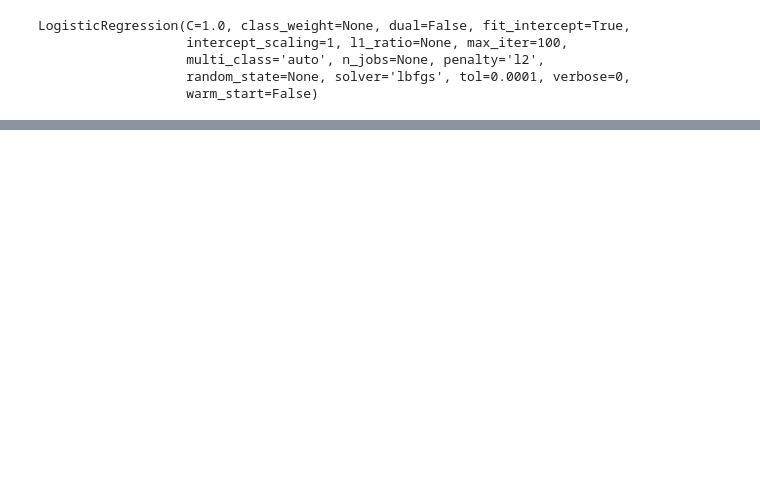
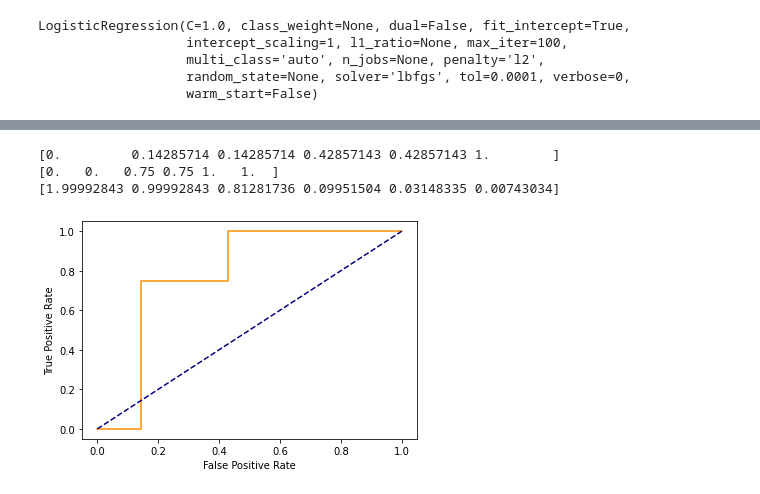
Before and after one commit to D2DOnline/ML, a Jupyter notebook: Jitendra_LRegression_Test.ipynb, the cells around one changed output, grey strips where cells are left out. Cells and saved outputs as stored; diff of their text form; code cells hidden in the pictures; blank space fills up the shorter version.

```diff
--- a/Jitendra_LRegression_Test.ipynb
+++ b/Jitendra_LRegression_Test.ipynb
@@ -77,0 +178,21 @@ weighted avg       0.83      0.67      0.67         3
+# %%
+from sklearn.metrics import roc_curve
+fpr,tpr,theshold = roc_curve(y_test, prediction_probability[:,1])
+# %%
+print(fpr)
+print(tpr)
+print(theshold)
+# %% [output]
+[0.         0.14285714 0.14285714 0.42857143 0.42857143 1.        ]
+[0.   0.   0.75 0.75 1.   1.  ]
+[1.99992843 0.99992843 0.81281736 0.09951504 0.03148335 0.00743034]
+# %%
+import matplotlib.pyplot as plt
+plt.figure()
+plt.plot(fpr, tpr, color='darkorange')
+plt.plot([0, 1], [0, 1], color='navy', linestyle='--')
+plt.xlabel('False Positive Rate')
+plt.ylabel('True Positive Rate')
+plt.show()
+# %% [output]
+[figure, added]
```
Also changed, not shown: parts of 22 cells of this notebook.
